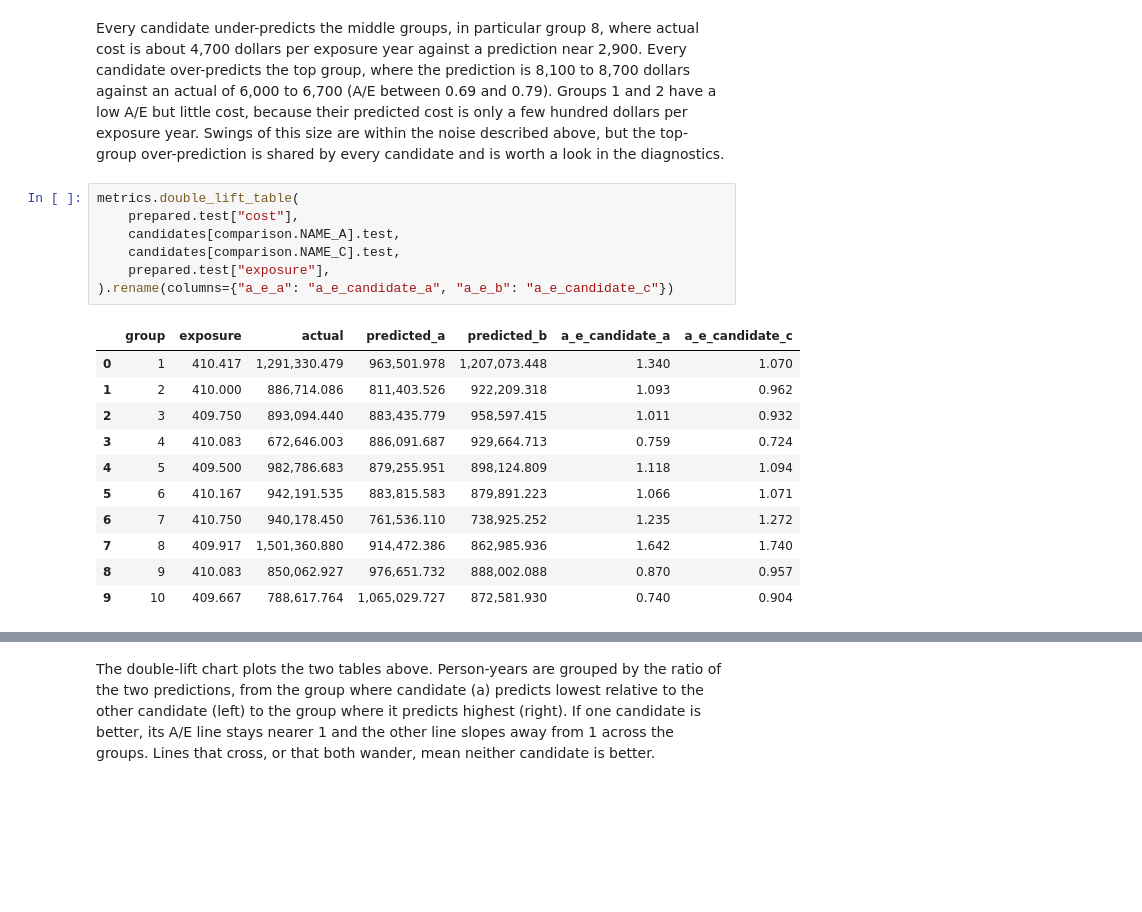
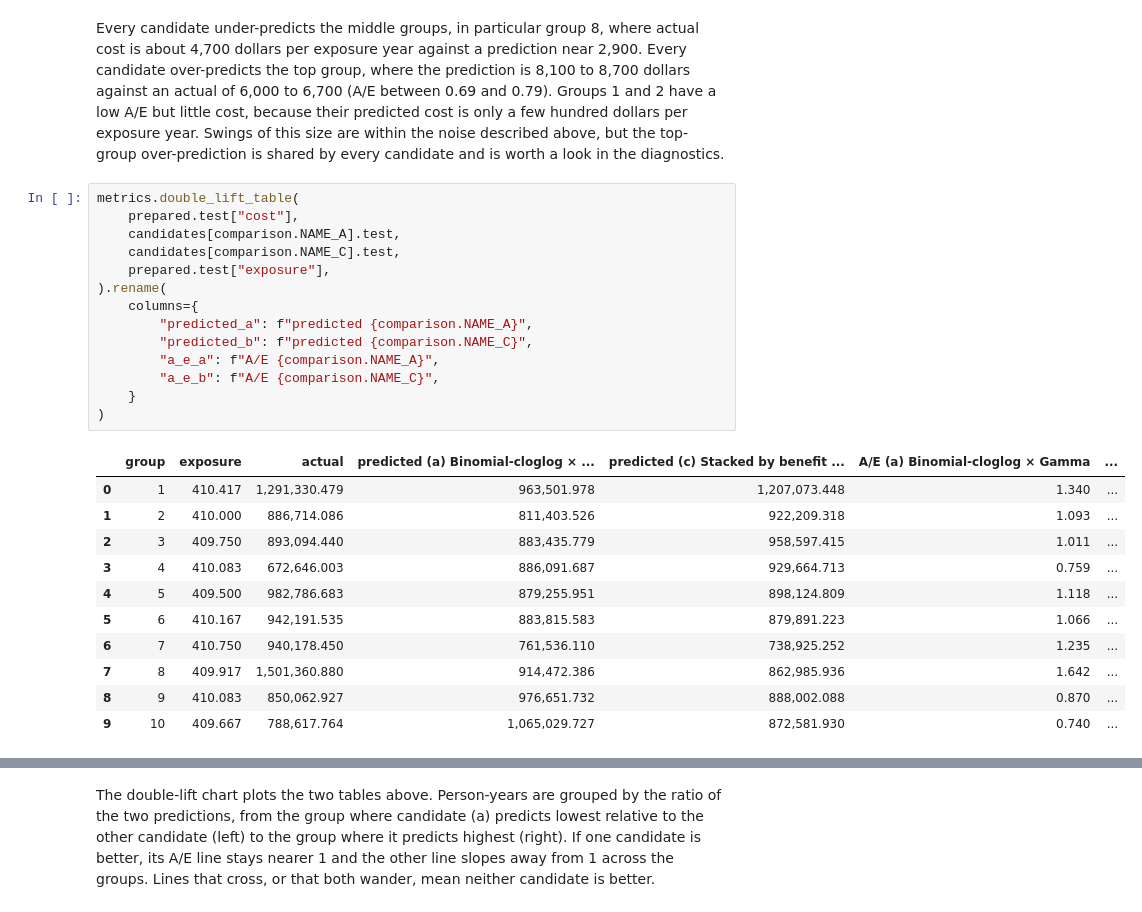
Before and after one commit to asudarmo/health-pricing-meps, a Jupyter notebook: notebooks/03_glm.ipynb, the cells around one changed output, grey strips where cells are left out. Drawn from its saved outputs; the diff is of its cells as text; blank space fills up the shorter version.

```diff
--- a/notebooks/03_glm.ipynb
+++ b/notebooks/03_glm.ipynb
@@ -1350,22 +1357,29 @@ look in the diagnostics.
 # %%
 metrics.double_lift_table(
     prepared.test["cost"],
     candidates[comparison.NAME_A].test,
     candidates[comparison.NAME_C].test,
     prepared.test["exposure"],
-).rename(columns={"a_e_a": "a_e_candidate_a", "a_e_b": "a_e_candidate_c"})
+).rename(
+    columns={
+        "predicted_a": f"predicted {comparison.NAME_A}",
+        "predicted_b": f"predicted {comparison.NAME_C}",
+        "a_e_a": f"A/E {comparison.NAME_A}",
+        "a_e_b": f"A/E {comparison.NAME_C}",
+    }
+)
 # %% [output]
-|  | group | exposure | actual | predicted_a | predicted_b | a_e_candidate_a | a_e_candidate_c |
-| 0 | 1 | 410.417 | 1,291,330.479 | 963,501.978 | 1,207,073.448 | 1.340 | 1.070 |
-| 1 | 2 | 410.000 | 886,714.086 | 811,403.526 | 922,209.318 | 1.093 | 0.962 |
-| 2 | 3 | 409.750 | 893,094.440 | 883,435.779 | 958,597.415 | 1.011 | 0.932 |
-| 3 | 4 | 410.083 | 672,646.003 | 886,091.687 | 929,664.713 | 0.759 | 0.724 |
-| 4 | 5 | 409.500 | 982,786.683 | 879,255.951 | 898,124.809 | 1.118 | 1.094 |
-| 5 | 6 | 410.167 | 942,191.535 | 883,815.583 | 879,891.223 | 1.066 | 1.071 |
-| 6 | 7 | 410.750 | 940,178.450 | 761,536.110 | 738,925.252 | 1.235 | 1.272 |
-| 7 | 8 | 409.917 | 1,501,360.880 | 914,472.386 | 862,985.936 | 1.642 | 1.740 |
-| 8 | 9 | 410.083 | 850,062.927 | 976,651.732 | 888,002.088 | 0.870 | 0.957 |
-| 9 | 10 | 409.667 | 788,617.764 | 1,065,029.727 | 872,581.930 | 0.740 | 0.904 |
+|  | group | exposure | actual | predicted (a) Binomial-cloglog × ... | predicted (c) Stacked by benefit ... | A/E (a) Binomial-cloglog × Gamma | ... |
+| 0 | 1 | 410.417 | 1,291,330.479 | 963,501.978 | 1,207,073.448 | 1.340 | ... |
+| 1 | 2 | 410.000 | 886,714.086 | 811,403.526 | 922,209.318 | 1.093 | ... |
+| 2 | 3 | 409.750 | 893,094.440 | 883,435.779 | 958,597.415 | 1.011 | ... |
+| 3 | 4 | 410.083 | 672,646.003 | 886,091.687 | 929,664.713 | 0.759 | ... |
+| 4 | 5 | 409.500 | 982,786.683 | 879,255.951 | 898,124.809 | 1.118 | ... |
+| 5 | 6 | 410.167 | 942,191.535 | 883,815.583 | 879,891.223 | 1.066 | ... |
+| 6 | 7 | 410.750 | 940,178.450 | 761,536.110 | 738,925.252 | 1.235 | ... |
+| 7 | 8 | 409.917 | 1,501,360.880 | 914,472.386 | 862,985.936 | 1.642 | ... |
+| 8 | 9 | 410.083 | 850,062.927 | 976,651.732 | 888,002.088 | 0.870 | ... |
+| 9 | 10 | 409.667 | 788,617.764 | 1,065,029.727 | 872,581.930 | 0.740 | ... |
 # %%
 metrics.double_lift_table(
     prepared.test["cost"],
```
Also changed, not shown: parts of 16 cells of this notebook, 6 other files.
